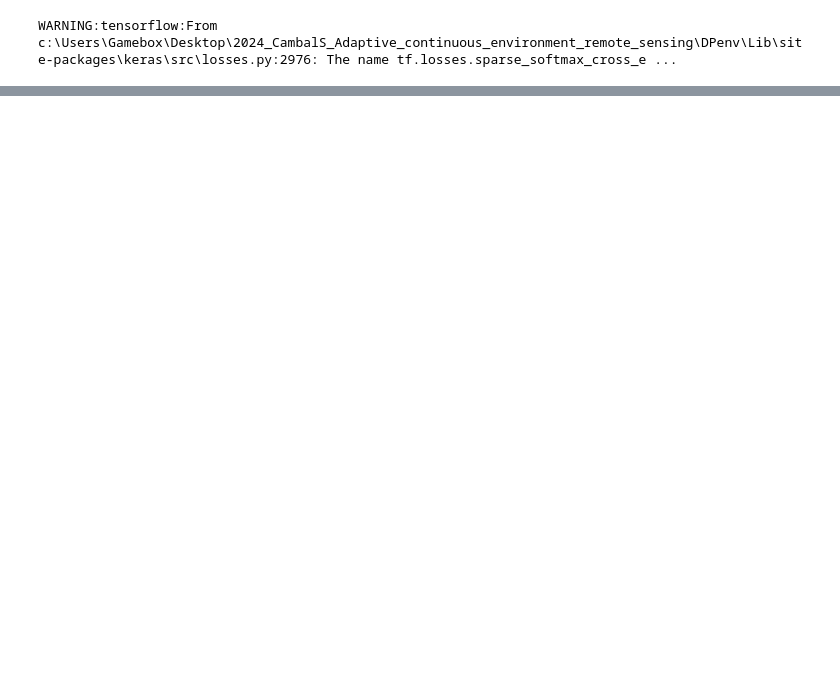
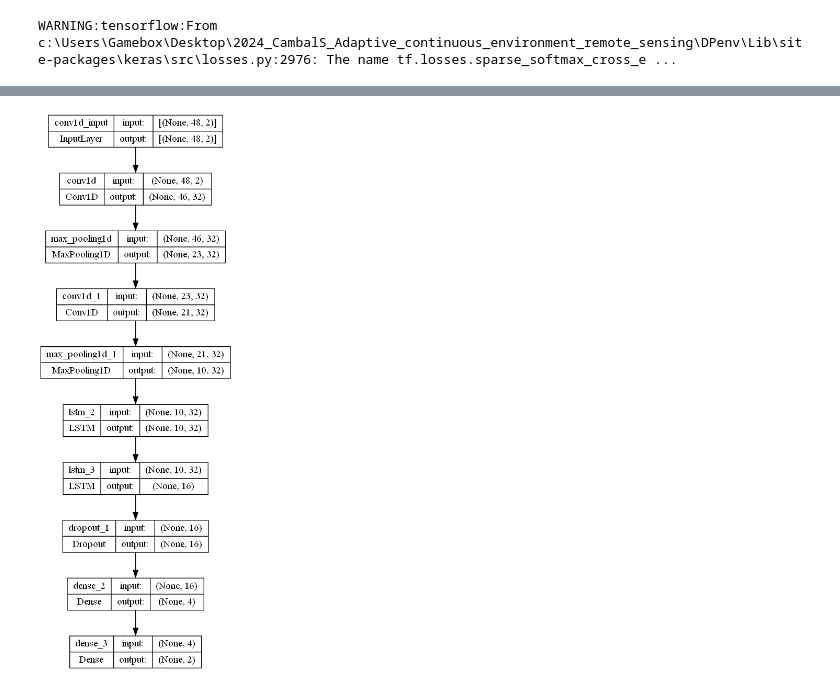
Before and after one commit to FIIT-MSc-projects/2024_CambalS_Adaptive_continuous_environment_remote_sensing, a Jupyter notebook: notebooks/1.0-lstm.ipynb, the cells around one changed output, grey strips where cells are left out. Drawn from its saved outputs; the diff is of its cells as text; code cells hidden in the pictures; blank space fills up the shorter version.

```diff
--- a/notebooks/1.0-lstm.ipynb
+++ b/notebooks/1.0-lstm.ipynb
@@ -40,0 +117,27 @@ early_stopping = tf.keras.callbacks.EarlyStopping(monitor='loss', patience=2, mo
+# %%
+def lstm_cnn_model(lr=0.001):
+    model = tf.keras.Sequential([
+        layers.Conv1D(32, activation='relu', kernel_size=3, input_shape=(train_X.shape[1], train_X.shape[2])),
+        layers.MaxPooling1D(2),
+        layers.Conv1D(32, activation='relu', kernel_size=3),
+        layers.MaxPooling1D(2),
+        layers.LSTM(32, activation='relu', input_shape=(train_X.shape[1], train_X.shape[2]), return_sequences=True),
+        layers.LSTM(16, activation='relu', return_sequences=False),
+        layers.Dropout(0.2),
+        layers.Dense(4, activation='relu'),
+        layers.Dense(2)
+    ], name='LSTM_CNN')
+
+    model.compile(
+        optimizer=tf.keras.optimizers.Adam(learning_rate=lr),
+        loss=tf.keras.losses.MeanSquaredError(),
+        metrics=[
+            tf.keras.metrics.MeanAbsoluteError(),
+            tf.keras.metrics.MeanAbsolutePercentageError()
+        ]
+    )
+
+    return model
+
+lstm_cnn = lstm_cnn_model()
+lstm_cnn.summary()
@@ -40,0 +162,4 @@ early_stopping = tf.keras.callbacks.EarlyStopping(monitor='loss', patience=2, mo
+# %%
+tf.keras.utils.plot_model(lstm_cnn, to_file='lstm_cnn.png', show_shapes=True)
+# %% [output]
+[figure, added]
```
Also changed, not shown: parts of 20 cells of this notebook, 3 other files.
